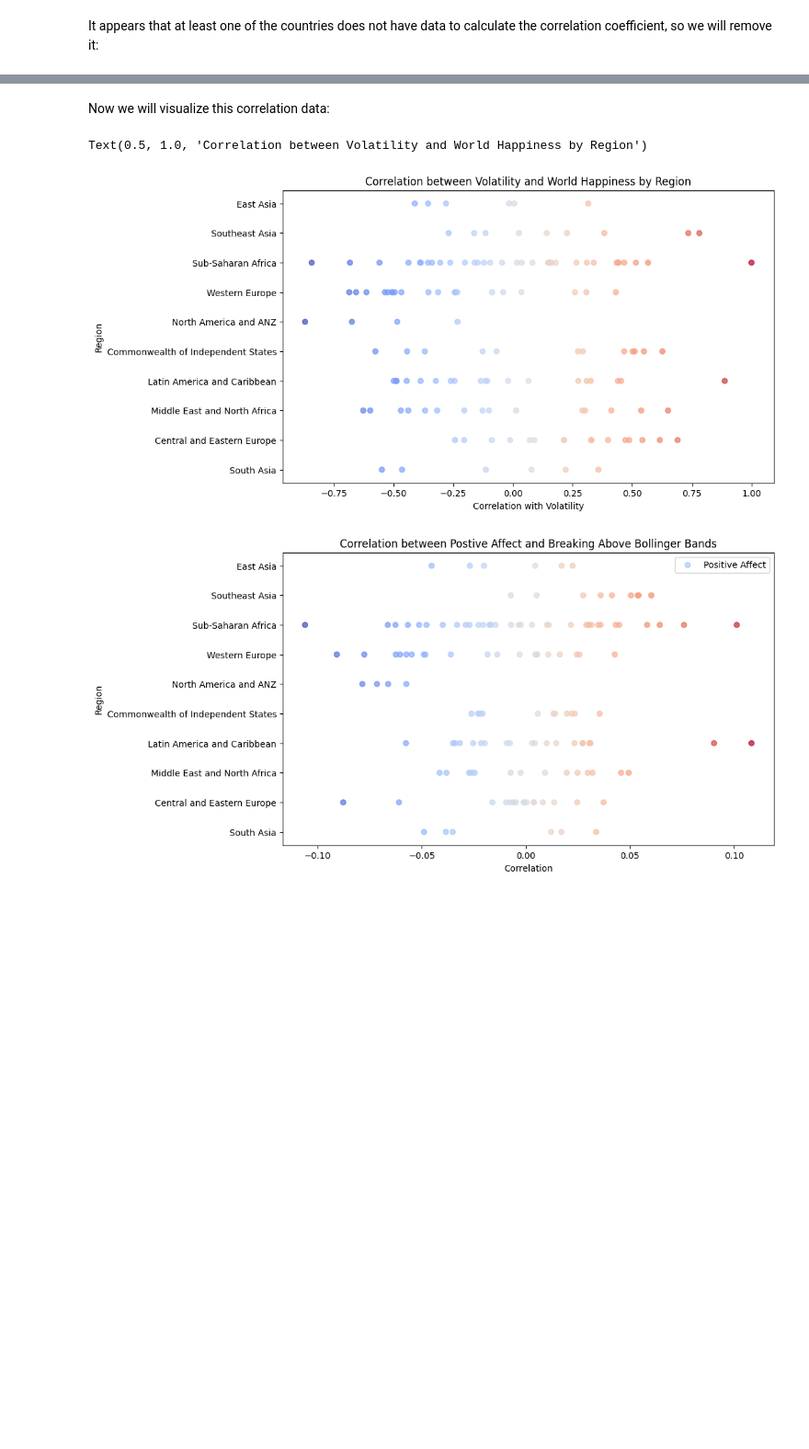
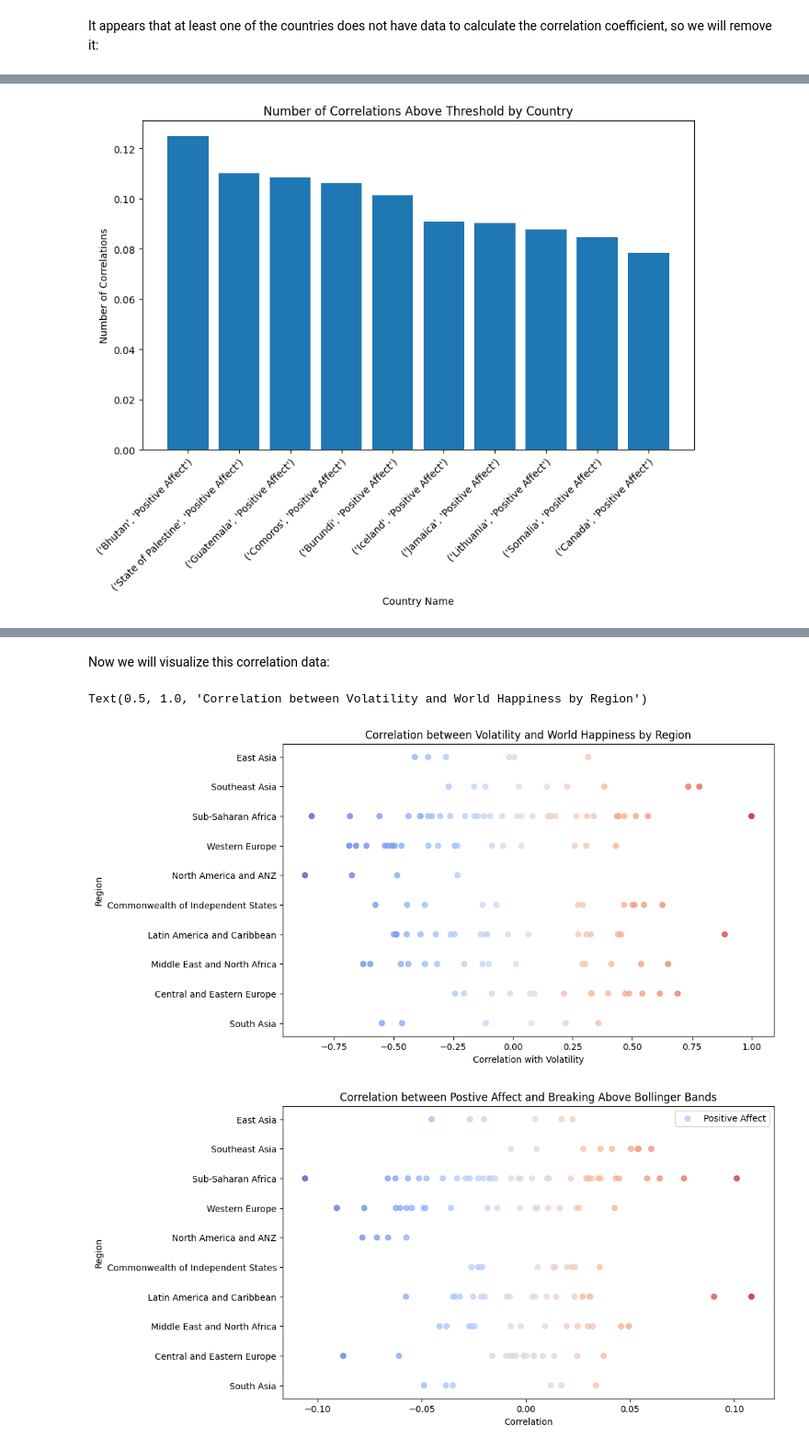
Before and after one commit to CamYench/DATASCI200Project2, a Jupyter notebook: YencheEDA.ipynb, the cells around one changed output, grey strips where cells are left out. Shown at 92% size. Drawn from its saved outputs; the diff is of its cells as text; code cells hidden in the pictures; blank space fills up the shorter version.

Commit message:
Add files via upload
Most up to date EDA with further plots for volatility correlation coefficients.

```diff
--- a/YencheEDA.ipynb
+++ b/YencheEDA.ipynb
@@ -412,3 +434,21 @@ Name: Below Band, Length: 152, dtype: float64
+# %%
+# Now we will plot the top 10 countries based on correaltion of postive affect with the number of times that the S&P 500 broke above the Bollinger Bands
+
+# Convert MultiIndex to a string
+top_corr_above.index = top_corr_above.index.map(str)
+
+# Create a bar plot
+fig, ax = plt.subplots(figsize=(10, 6))
+ax.bar(top_corr_above.index, top_corr_above.values)
+
+# Set axis labels and title
+ax.set_xlabel('Country Name')
+ax.set_ylabel('Number of Correlations')
+ax.set_title('Number of Correlations Above Threshold by Country')
+plt.setp(ax.get_xticklabels(), rotation=45, ha="right", rotation_mode="anchor")
+plt.show()
+# %% [output]
+[figure, added]
 # %%
 # Now we will compute the correlation with positive and negative affect with S&P 500 volatility
 # First merge the volatility data with the world happiness data
```
Also changed, not shown: parts of 10 cells of this notebook.
